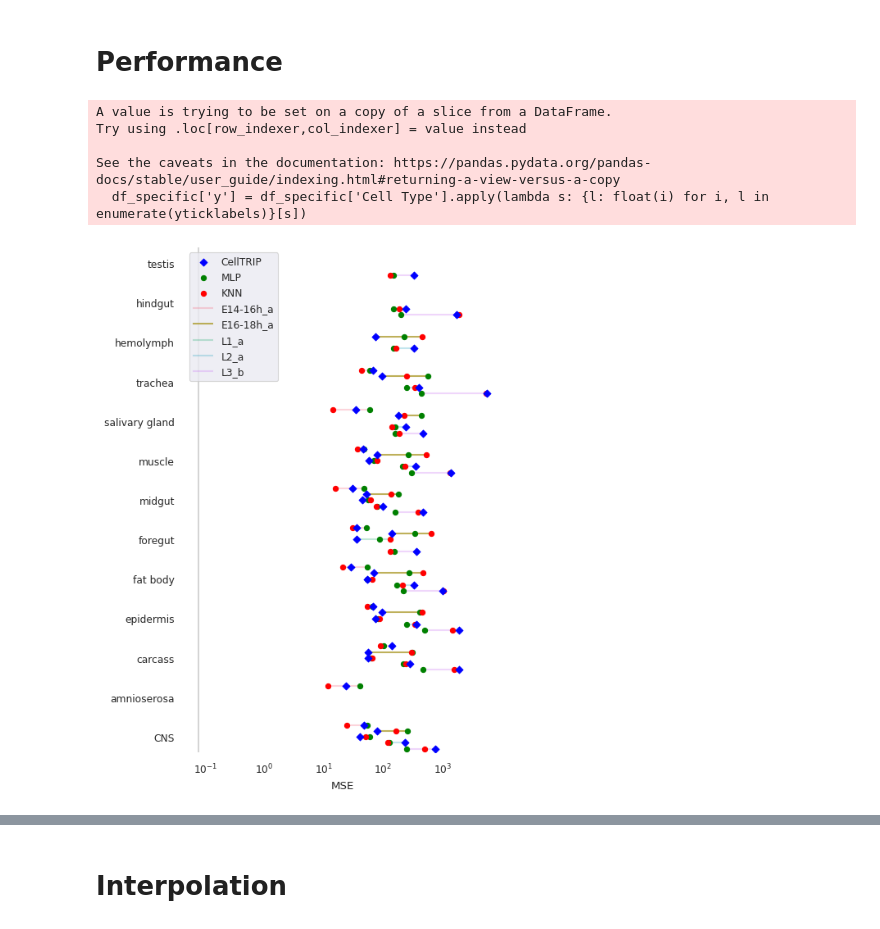
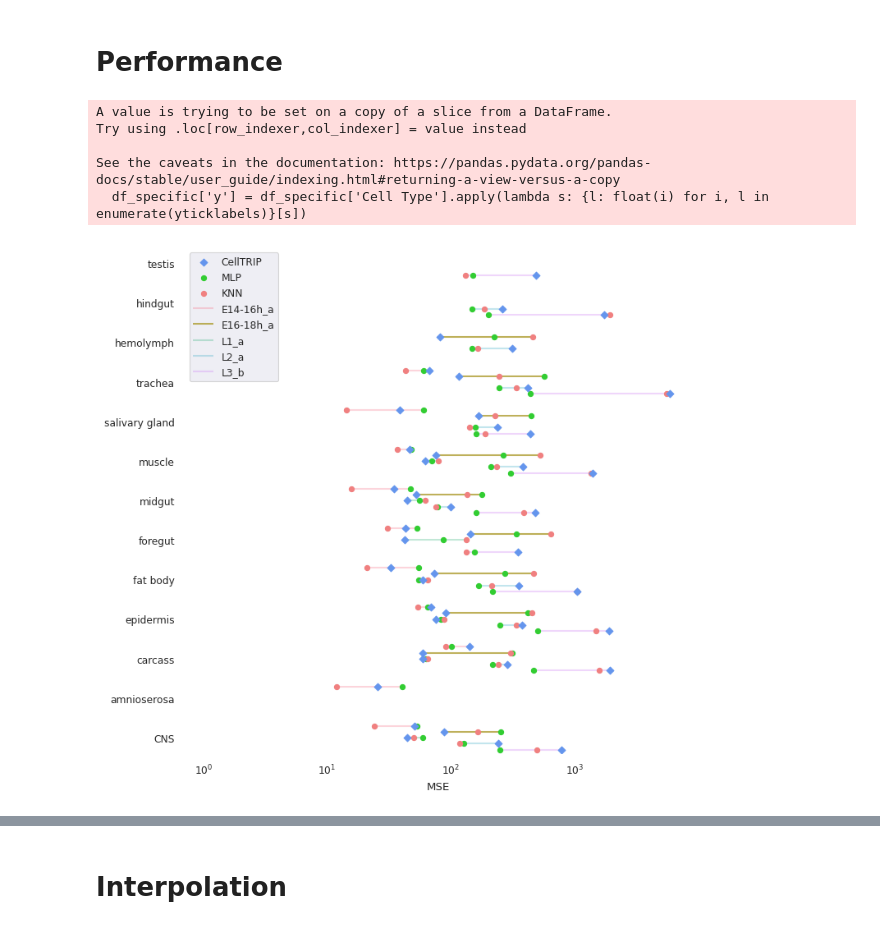
Before and after one commit to Oafish1/CellTRIP, a Jupyter notebook: scripts/flysta_analysis.ipynb, the cells around one changed output, grey strips where cells are left out. Cells and saved outputs as stored; diff of their text form; code cells hidden in the pictures.

Commit message:
Training arguments, requirements, schematic and Flysta figures, several models, bugfixes

```diff
--- a/scripts/flysta_analysis.ipynb
+++ b/scripts/flysta_analysis.ipynb
@@ -25,7 +26,7 @@ sns.set_theme(context='paper', style='darkgrid', palette='colorblind')
 # Load Steady States
 # %%
 methods = ['Observed', 'CellTRIP', 'MLP', 'KNN']
-method_colors = {'Observed': 'black', 'CellTRIP': 'blue', 'MLP': 'green', 'KNN': 'red'}
+method_colors = {'Observed': 'gray', 'CellTRIP': 'cornflowerblue', 'MLP': 'limegreen', 'KNN': 'lightcoral'}
 development = np.array(['E14-16h_a', 'E16-18h_a', 'L1_a', 'L2_a', 'L3_b'])
 development_colors = {dev: c for dev, c in zip(development, sns.color_palette('husl', len(development)))}
 # holdout_development = np.array(['E14-16h_a', 'L2_a'])
@@ -188,7 +189,7 @@ xlog = True
 
 # Plot
 with sns.axes_style('white'):
-    fig, ax = plt.subplots(1, 1, figsize=(5, 8))
+    fig, ax = plt.subplots(1, 1, figsize=(8, 8))
 if xlog: ax.set_xscale('log')
 
 # Prepare data
@@ -220,34 +221,33 @@ for method in methods:
     if method == 'Observed': continue
     df_filt = df_specific.loc[df_specific['Method']==method]
     ax.scatter(
         df_filt[statistic], df_filt['y'],
         color=method_colors[method], marker='D' if method == 'CellTRIP' else 'o',
         s=20., label=method, zorder=10 if method=='CellTRIP' else 2)
 
 # Draw lines
 df_group = df_specific.groupby(['Cell Type', 'Development']).agg({'y': 'first', statistic: ['min', 'max']}).reset_index()
-ax.axvline(x=midpoint, color='gray', alpha=.4, zorder=.9)
+if not xlog: ax.axvline(x=midpoint, color='gray', alpha=.4, zorder=.9)
 for dev in df_specific['Development'].unique():
     df_filt = df_group.loc[df_group['Development']==dev]
     ax.hlines(
         df_filt['y']['first'],
         df_filt[statistic]['min'],
         df_filt[statistic]['max'],
         # np.minimum(midpoint, df_filt[statistic]['min']),
         # np.maximum(midpoint, df_filt[statistic]['max']),
         color=development_colors[dev], alpha=.8 if dev in holdout_development else .3, lw=1.5, label=dev, zorder=.8)
 
 # Format
 ax.set_xlabel(statistic)
 ax.set_ylim(-offset-.1, len(yticklabels)-1+offset+.1)
 sns.despine(ax=ax, left=True, bottom=True)
 ax.legend()
-# fig.show()
-fig.savefig('../plots/flysta/prediction_classification_performance.pdf', transparent=True, bbox_inches='tight')
+fig.savefig('../plots/flysta/prediction_classification_performance_lines.pdf', transparent=True, bbox_inches='tight')
 # %% [output]
 A value is trying to be set on a copy of a slice from a DataFrame.
 Try using .loc[row_indexer,col_indexer] = value instead
 
 See the caveats in the documentation: https://pandas.pydata.org/pandas-docs/stable/user_guide/indexing.html#returning-a-view-versus-a-copy
   df_specific['y'] = df_specific['Cell Type'].apply(lambda s: {l: float(i) for i, l in enumerate(yticklabels)}[s])
-[figure, old version]
+[figure, new version]
```
Also changed, not shown: parts of 11 cells of this notebook, 52 other files.
